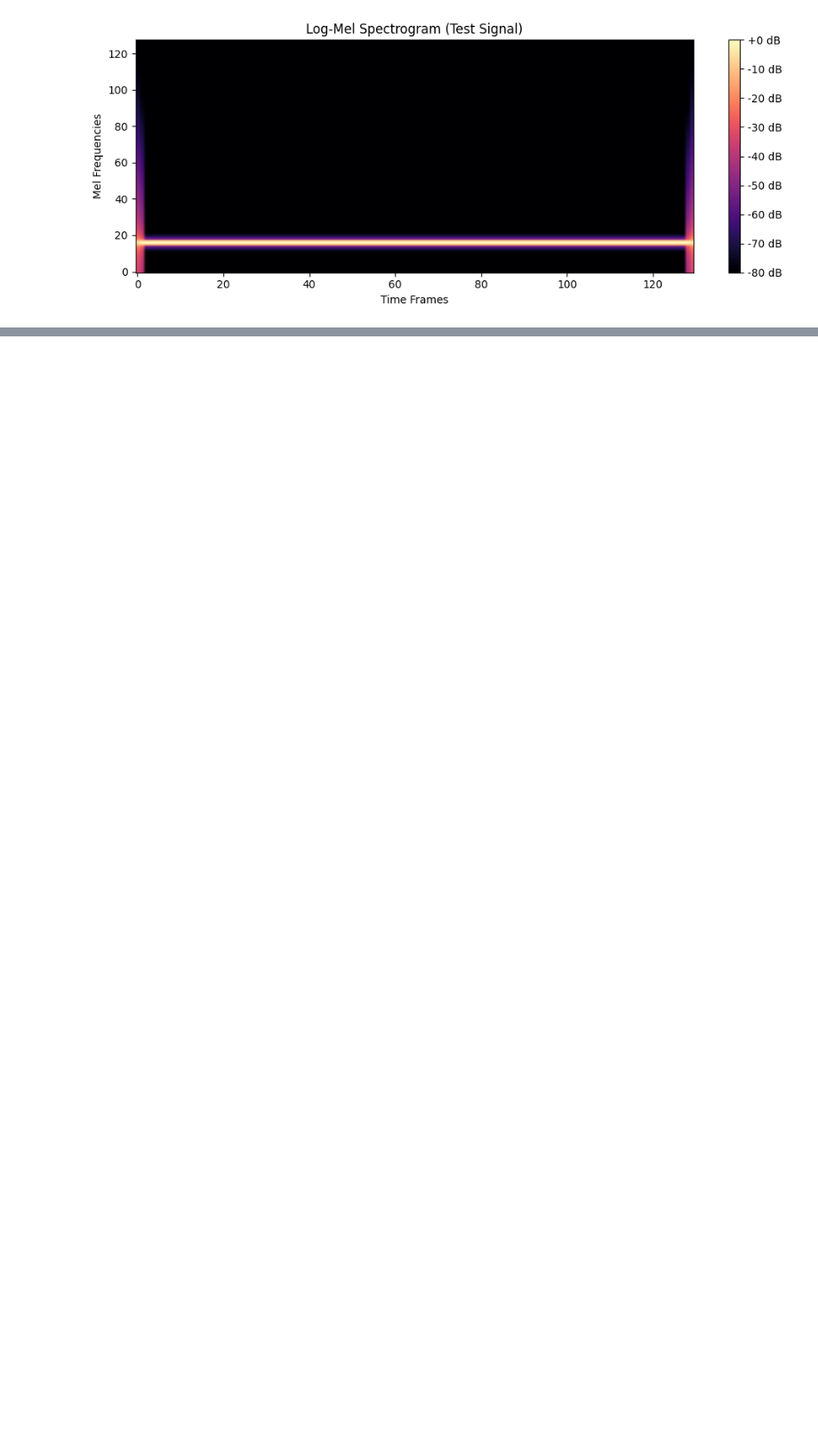
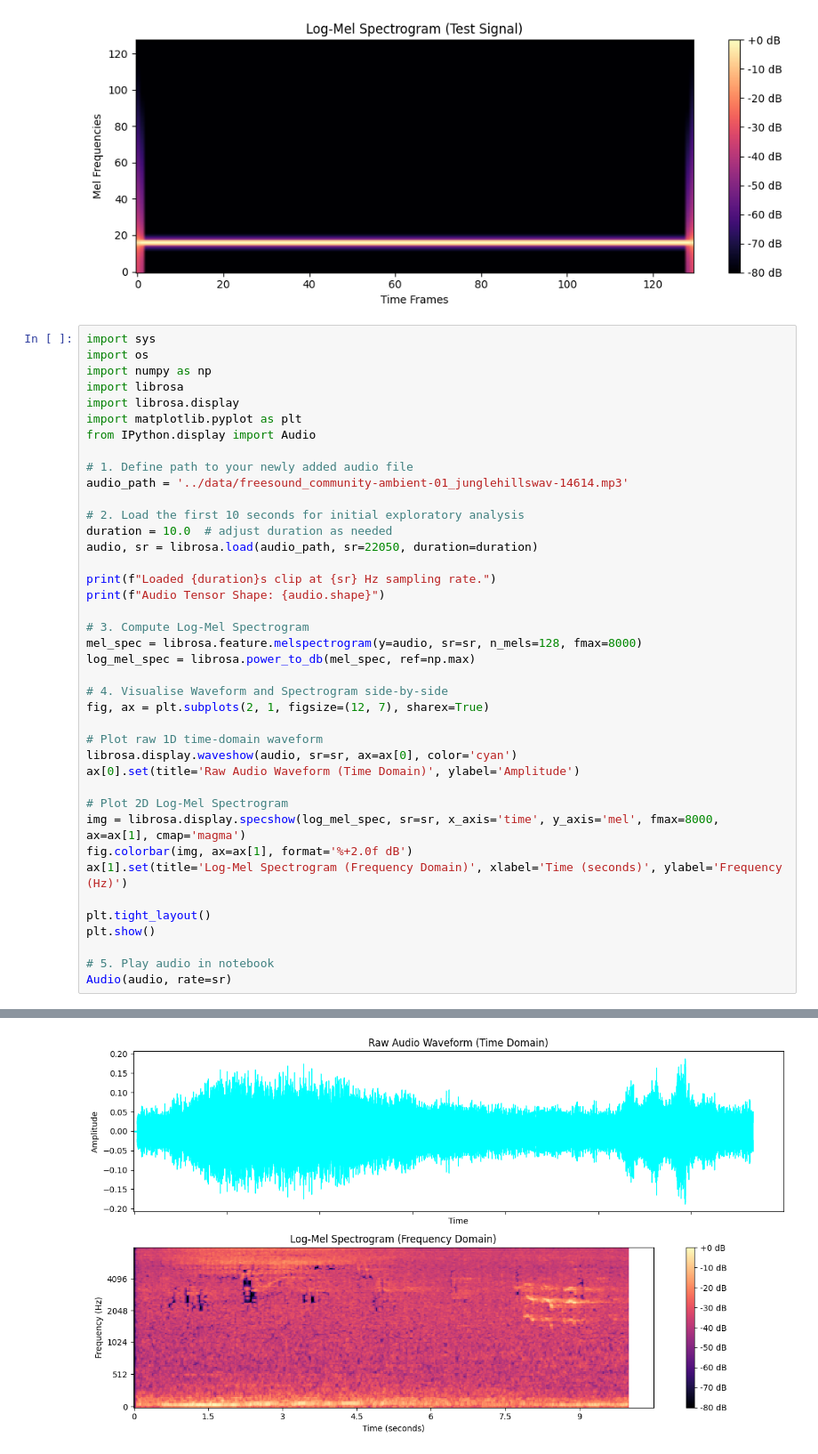
Before and after one commit to Apsidium10/Bioacoustics, a Jupyter notebook: notebooks/01_exploratory_analysis.ipynb, the cells around one changed output, grey strips where cells are left out. Shown at 89% size. Drawn from its saved outputs; the diff is of its cells as text; blank space fills up the shorter version.

Commit message:
memo 1 visual
checking

```diff
--- a/notebooks/01_exploratory_analysis.ipynb
+++ b/notebooks/01_exploratory_analysis.ipynb
@@ -24,3 +24,44 @@ plt.tight_layout()
 plt.show()
 # %% [output]
 [figure]
+# %%
+import sys
+import os
+import numpy as np
+import librosa
+import librosa.display
+import matplotlib.pyplot as plt
+from IPython.display import Audio
+
+# 1. Define path to your newly added audio file
+audio_path = '../data/freesound_community-ambient-01_junglehillswav-14614.mp3'
+
+# 2. Load the first 10 seconds for initial exploratory analysis
+duration = 10.0  # adjust duration as needed
+audio, sr = librosa.load(audio_path, sr=22050, duration=duration)
+
+print(f"Loaded {duration}s clip at {sr} Hz sampling rate.")
+print(f"Audio Tensor Shape: {audio.shape}")
+
+# 3. Compute Log-Mel Spectrogram
+mel_spec = librosa.feature.melspectrogram(y=audio, sr=sr, n_mels=128, fmax=8000)
+log_mel_spec = librosa.power_to_db(mel_spec, ref=np.max)
+
+# 4. Visualise Waveform and Spectrogram side-by-side
+fig, ax = plt.subplots(2, 1, figsize=(12, 7), sharex=True)
+
+# Plot raw 1D time-domain waveform
+librosa.display.waveshow(audio, sr=sr, ax=ax[0], color='cyan')
+ax[0].set(title='Raw Audio Waveform (Time Domain)', ylabel='Amplitude')
+
+# Plot 2D Log-Mel Spectrogram
+img = librosa.display.specshow(log_mel_spec, sr=sr, x_axis='time', y_axis='mel', fmax=8000, ax=ax[1], cmap='magma')
+fig.colorbar(img, ax=ax[1], format='%+2.0f dB')
+ax[1].set(title='Log-Mel Spectrogram (Frequency Domain)', xlabel='Time (seconds)', ylabel='Frequency (Hz)')
+
+plt.tight_layout()
+plt.show()
+
+# 5. Play audio in notebook
+Audio(audio, rate=sr)
+# %% [output]
@@ -26,0 +70 @@ plt.show()
+[figure, added]
```
Also changed, not shown: parts of 1 cell of this notebook, 1 other file.
